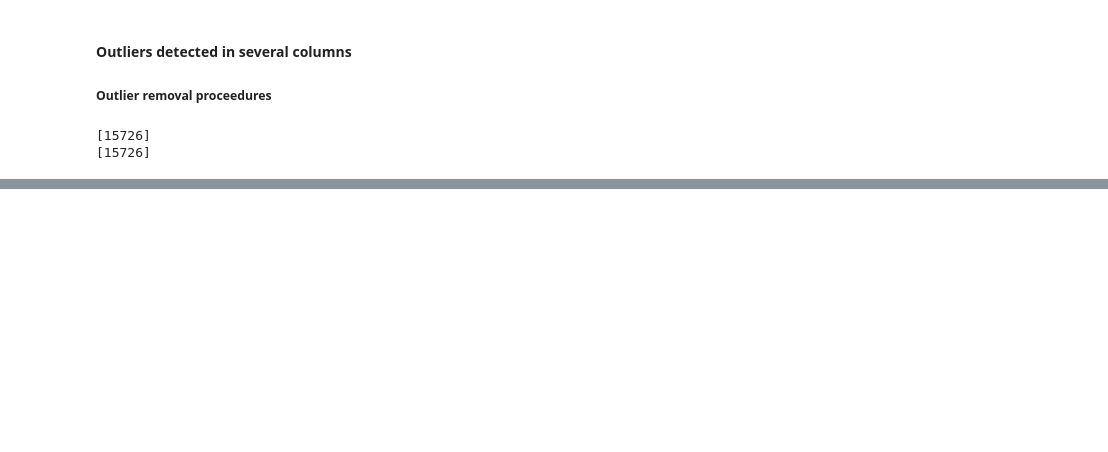
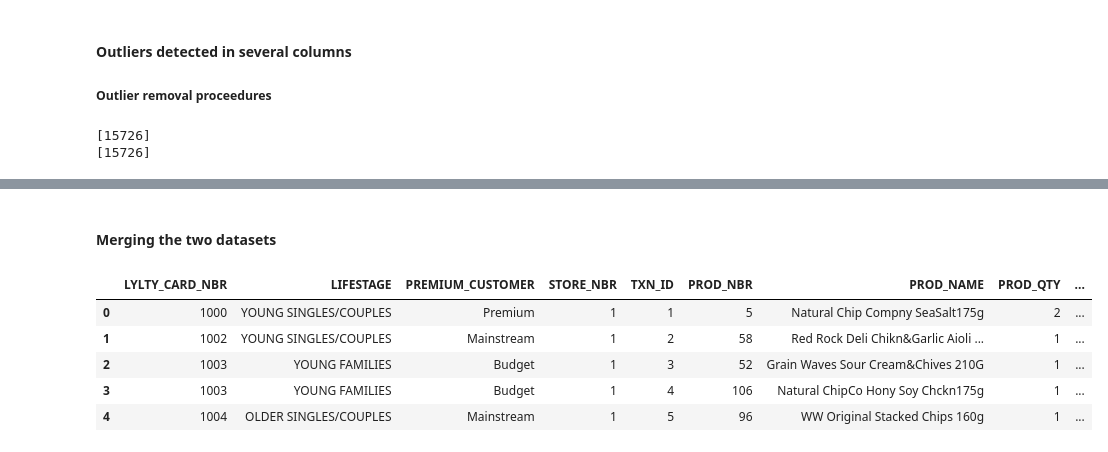
Before and after one commit to CHRISTINEMUTHEE/Quantium-Analysis, a Jupyter notebook: notebooks/data_cleaning.ipynb, the cells around one changed output, grey strips where cells are left out. Cells and saved outputs as stored; diff of their text form; code cells hidden in the pictures; blank space fills up the shorter version.

Commit message:
merged the two datasets

```diff
--- a/notebooks/data_cleaning.ipynb
+++ b/notebooks/data_cleaning.ipynb
@@ -265,0 +266,8 @@ print(possible_outliers_tax)
+# %%
+# Esperiment with Product Quantity column
+customer_df2['TXN_ID_man']=customer_df2["TXN_ID"]
+tax_log= np.log(customer_df2['TXN_ID_man'])
+# Another column with logarithmic values
+customer_df2['Tax_Log']=tax_log
+
+probable_outliers_prod_qty,possible_outliers_prod_qty=outlier_detection(customer_df2,"Tax_Log")
@@ -265,0 +287,4 @@ print(possible_outliers_tax)
+# %%
+customer_df2.head()
+customer_clean=customer_df2.drop(["PROD_QTY_man","Prod_Log","TXN_ID_man","Tax_Log"], axis=1)
+customer_clean.head()
@@ -265,0 +298,2 @@ print(possible_outliers_tax)
+# %% [markdown]
+#### Merging the two datasets
@@ -265,0 +302,10 @@ print(possible_outliers_tax)
+# %%
+df_all=pd.merge(transact_df,customer_clean,how="outer",on='LYLTY_CARD_NBR')
+df_all.head()
+# %% [output]
+|  | LYLTY_CARD_NBR | LIFESTAGE | PREMIUM_CUSTOMER | STORE_NBR | TXN_ID | PROD_NBR | PROD_NAME | PROD_QTY | ... |
+| 0 | 1000 | YOUNG SINGLES/COUPLES | Premium | 1 | 1 | 5 | Natural Chip Compny SeaSalt175g | 2 | ... |
+| 1 | 1002 | YOUNG SINGLES/COUPLES | Mainstream | 1 | 2 | 58 | Red Rock Deli Chikn&Garlic Aioli ... | 1 | ... |
+| 2 | 1003 | YOUNG FAMILIES | Budget | 1 | 3 | 52 | Grain Waves Sour Cream&Chives 210G | 1 | ... |
+| 3 | 1003 | YOUNG FAMILIES | Budget | 1 | 4 | 106 | Natural ChipCo Hony Soy Chckn175g | 1 | ... |
+| 4 | 1004 | OLDER SINGLES/COUPLES | Mainstream | 1 | 5 | 96 | WW Original Stacked Chips 160g | 1 | ... |
```
Also changed, not shown: parts of 11 cells of this notebook.
